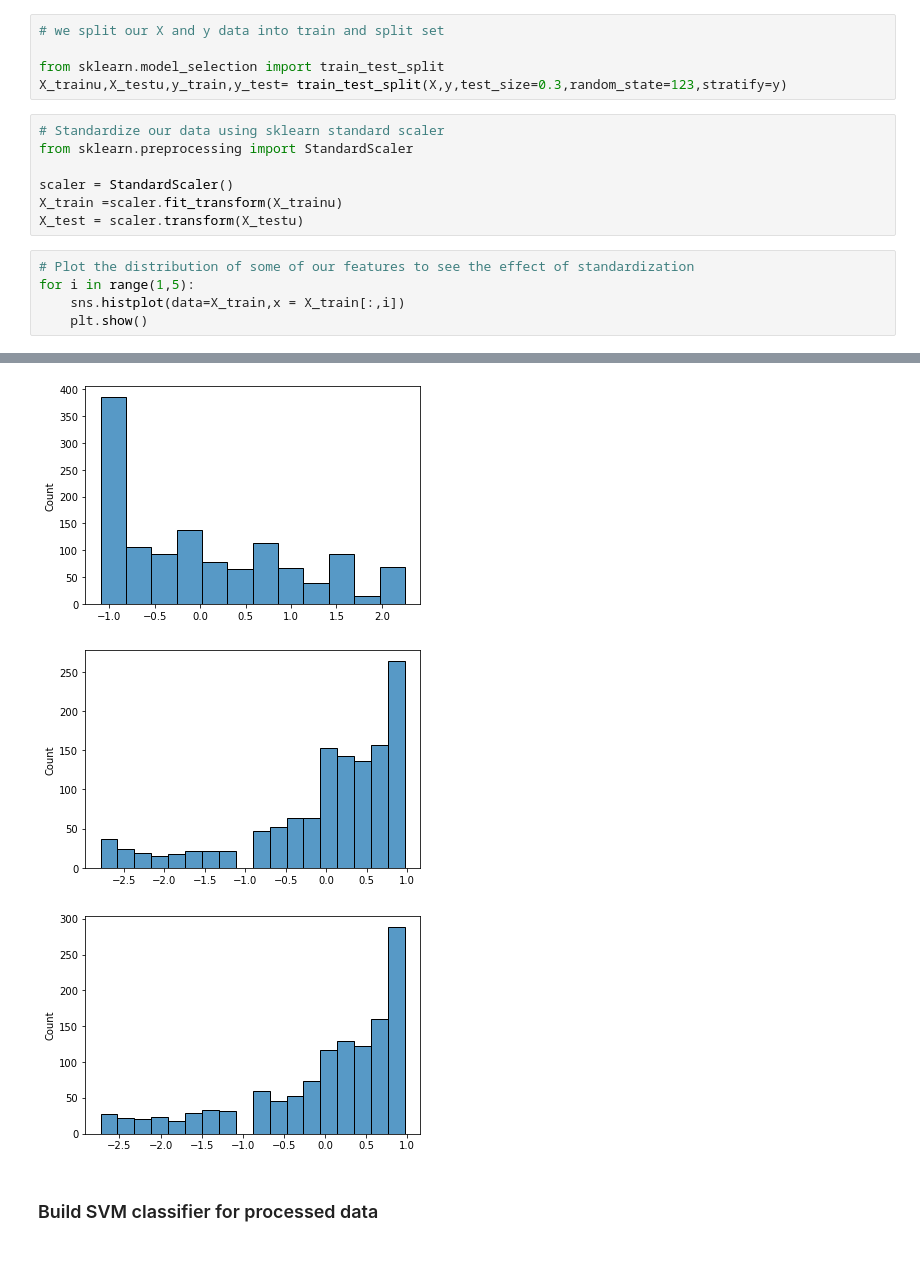
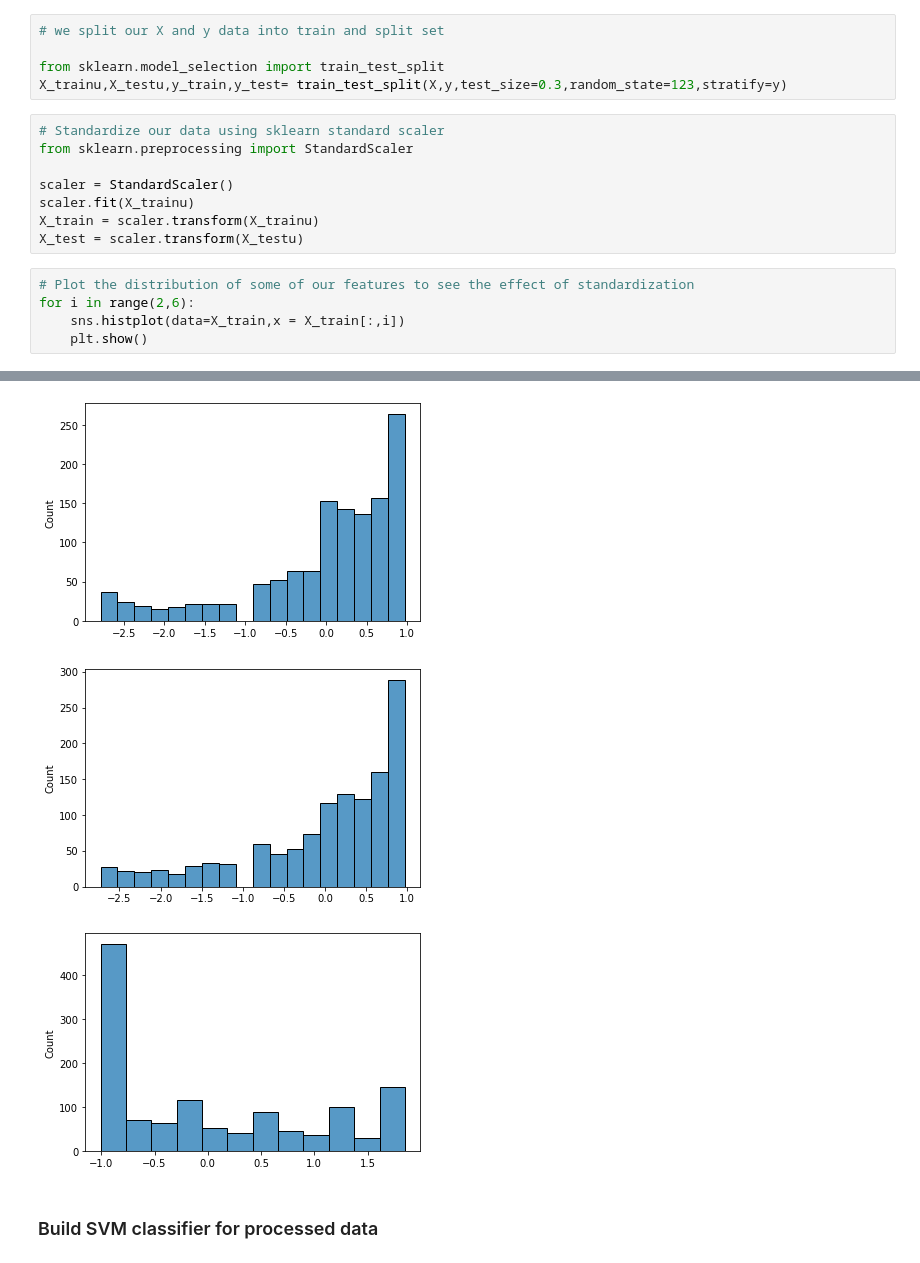
Before and after one commit to Okezzi/SVM-and-RF-on-MNIST-Dataset, a Jupyter notebook: SVM_RF_MNIST_digit.ipynb, the cells around one changed output, grey strips where cells are left out. Drawn from its saved outputs; the diff is of its cells as text.

```diff
--- a/SVM_RF_MNIST_digit.ipynb
+++ b/SVM_RF_MNIST_digit.ipynb
@@ -179,11 +182,12 @@ X_trainu,X_testu,y_train,y_test= train_test_split(X,y,test_size=0.3,random_state
 from sklearn.preprocessing import StandardScaler
 
 scaler = StandardScaler()
-X_train =scaler.fit_transform(X_trainu)
+scaler.fit(X_trainu)
+X_train = scaler.transform(X_trainu)
 X_test = scaler.transform(X_testu)
 # %%
 # Plot the distribution of some of our features to see the effect of standardization
-for i in range(1,5):
+for i in range(2,6):
     sns.histplot(data=X_train,x = X_train[:,i])
     plt.show()
 # %% [output]
@@ -191,6 +195,6 @@ for i in range(1,5):
-[figure, old version]
+[figure, new version]
-[figure, old version]
+[figure, new version]
-[figure, old version]
+[figure, new version]
 # %% [markdown]
 ### Build SVM classifier for processed data
 # %%
```
Also changed, not shown: parts of 13 cells of this notebook, 1 other file.
